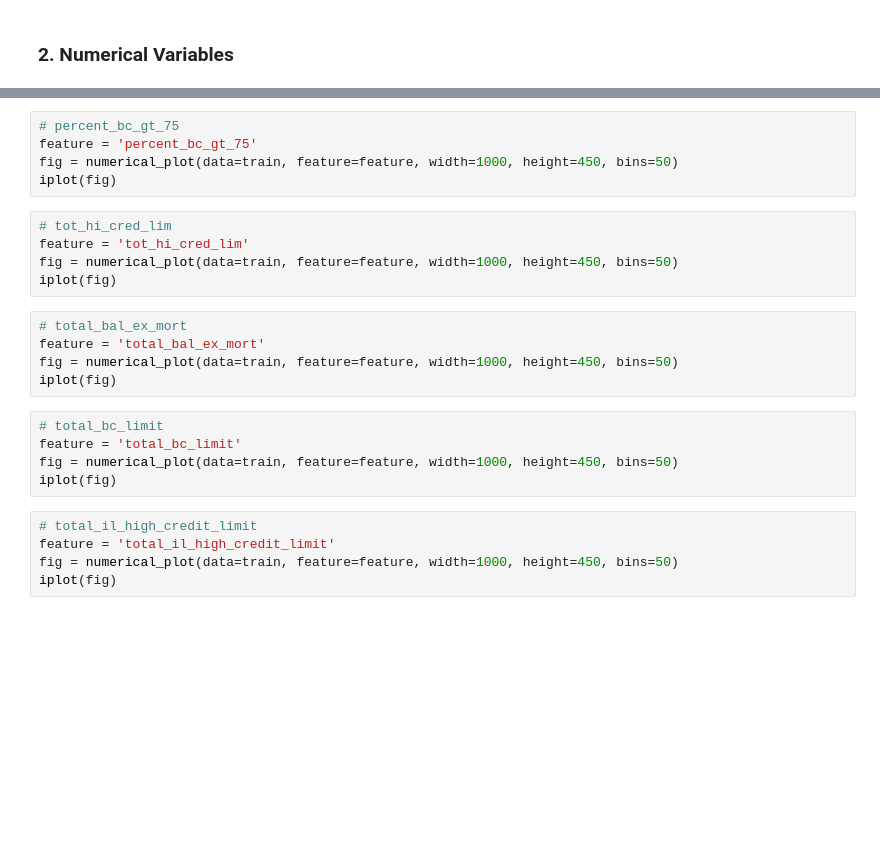
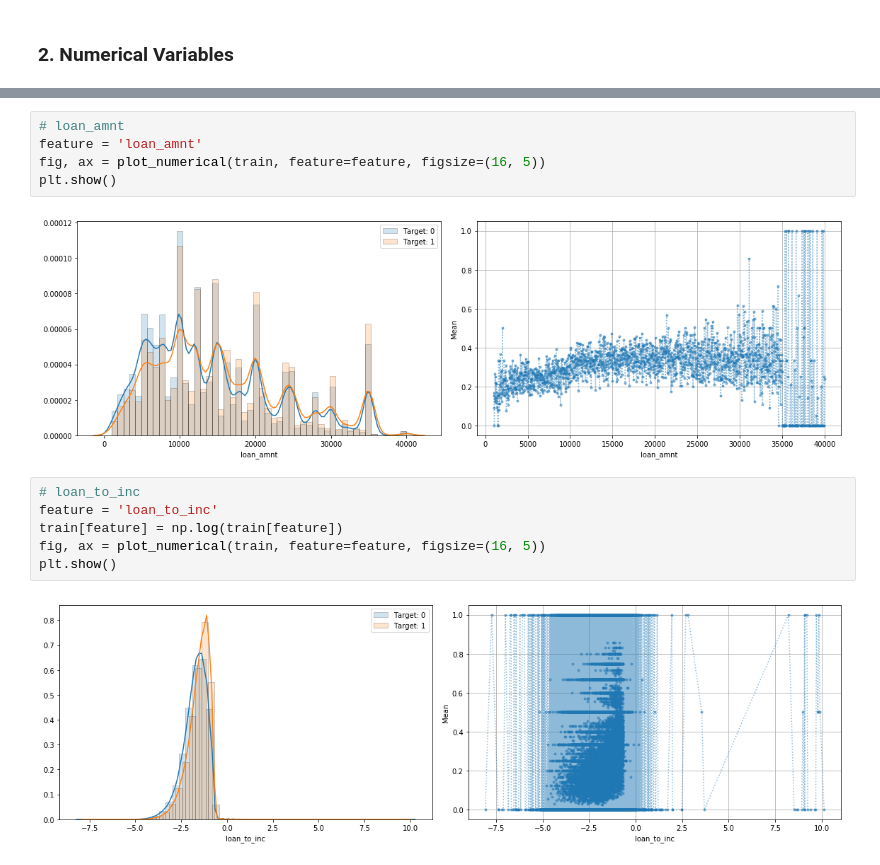
Before and after one commit to JifuZhao/Lending-Club-Loan-Analysis, a Jupyter notebook: 4. Data Visualization - Numerical Variable.ipynb, the cells around one changed output, grey strips where cells are left out. Saved outputs shown, nothing was run; the diff lists cells and outputs as text; blank space fills up the shorter version.

Commit message:
add data visualization

```diff
--- a/4. Data Visualization - Numerical Variable.ipynb
+++ b/4. Data Visualization - Numerical Variable.ipynb
@@ -192,25 +102,15 @@ iplot(fig)
-# %%
-# percent_bc_gt_75
-feature = 'percent_bc_gt_75'
-fig = numerical_plot(data=train, feature=feature, width=1000, height=450, bins=50)
-iplot(fig)
-# %%
-# tot_hi_cred_lim
-feature = 'tot_hi_cred_lim'
-fig = numerical_plot(data=train, feature=feature, width=1000, height=450, bins=50)
-iplot(fig)
-# %%
-# total_bal_ex_mort
-feature = 'total_bal_ex_mort'
-fig = numerical_plot(data=train, feature=feature, width=1000, height=450, bins=50)
-iplot(fig)
-# %%
-# total_bc_limit
-feature = 'total_bc_limit'
-fig = numerical_plot(data=train, feature=feature, width=1000, height=450, bins=50)
-iplot(fig)
-# %%
-# total_il_high_credit_limit
-feature = 'total_il_high_credit_limit'
-fig = numerical_plot(data=train, feature=feature, width=1000, height=450, bins=50)
-iplot(fig)
+# %%
+# loan_amnt
+feature = 'loan_amnt'
+fig, ax = plot_numerical(train, feature=feature, figsize=(16, 5))
+plt.show()
+# %% [output]
+[figure, added]
+# %%
+# loan_to_inc
+feature = 'loan_to_inc'
+train[feature] = np.log(train[feature])
+fig, ax = plot_numerical(train, feature=feature, figsize=(16, 5))
+plt.show()
+# %% [output]
+[figure, added]
```
Also changed, not shown: parts of 52 cells of this notebook, 29 other files.
